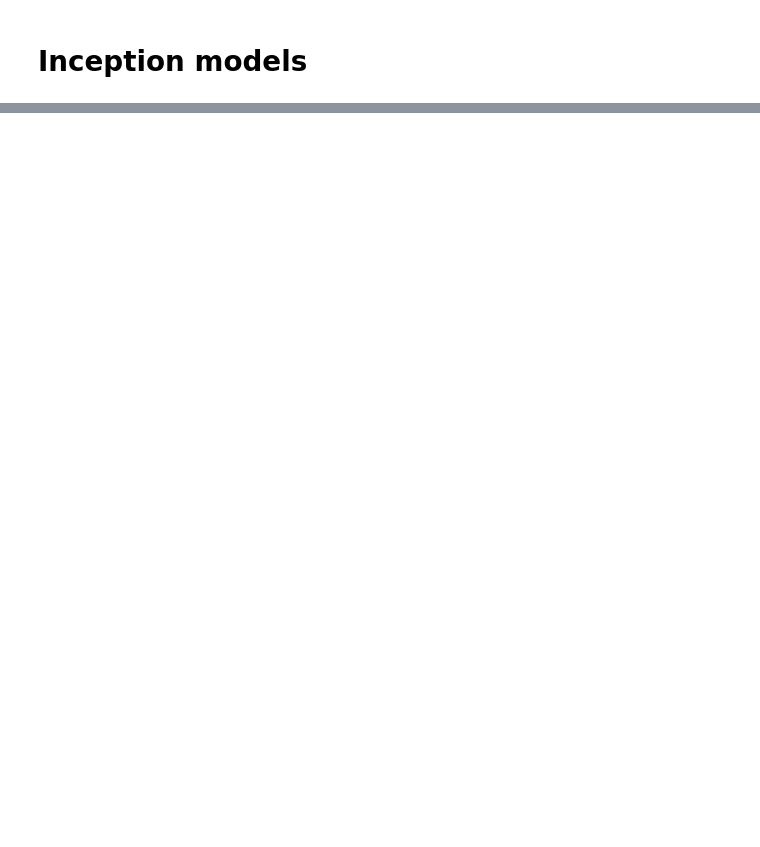
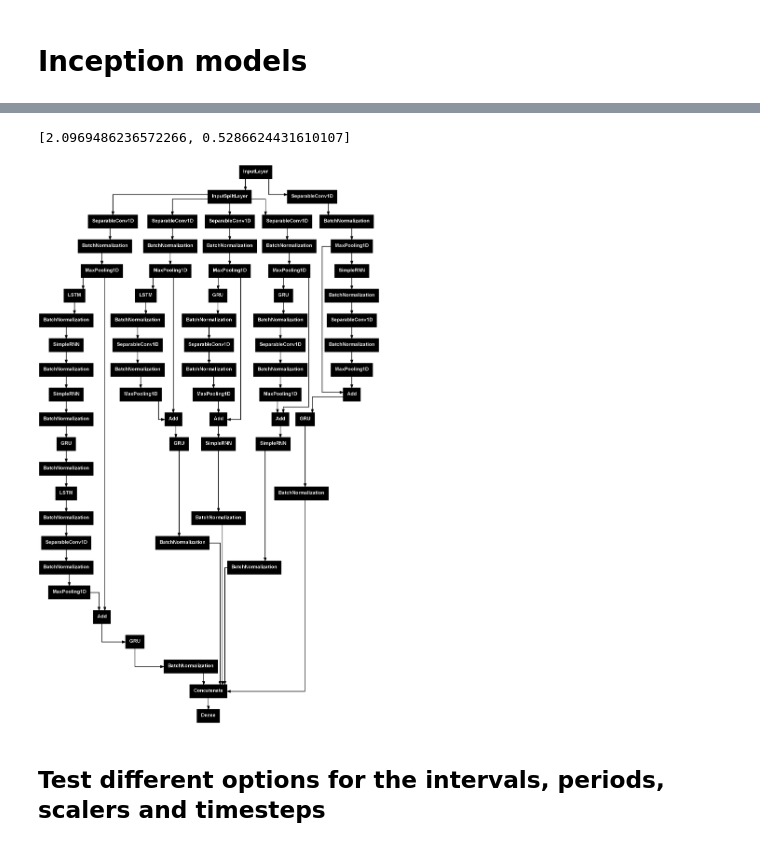
Before and after one commit to ammaro101/final_project, a Jupyter notebook: code_only4.ipynb, the cells around one changed output, grey strips where cells are left out. Saved outputs shown, nothing was run; the diff lists cells and outputs as text; code cells hidden in the pictures; blank space fills up the shorter version.

```diff
--- a/code_only4.ipynb
+++ b/code_only4.ipynb
@@ -828,7 +830,8 @@ class HP_SimpleRNN_Model(HyperModel):
 # %%
 # source of inspiration: Introduction to the Keras Tuner, https://www.tensorflow.org/tutorials/keras/keras_tuner
 # adjust the models_archive function to make it compatible with keras_tuner and hyperparameters optimization
-def hp_models_archive(_create_model, _dataset_dict, _timesteps, model_name):
+# def hp_models_archive(_create_model, _dataset_dict, _timesteps, model_name, project_name):
+def hp_models_archive(_create_model, _dataset_dict, model_name, project_name):
 
     # get time before the training
     start = get_time()
@@ -837,7 +840,7 @@ def hp_models_archive(_create_model, _dataset_dict, _timesteps, model_name):
     archive = {}
 
     # get the datasets associated with the given timesteps
-    dataset_timestep = _dataset_dict[_timesteps]
+#     dataset_timestep = _dataset_dict[_timesteps]
 
     # iterate over the symbols in the dictionary
     for symbol in dataset_timestep.keys():
@@ -864,12 +867,12 @@ def hp_models_archive(_create_model, _dataset_dict, _timesteps, model_name):
         # directory is and project name is the path where it will store the trails data results, this will make it much faster to rerun the training process if we need to
         tuner = Hyperband(model,
                           objective='val_precision',
-                          max_epochs=40,
+                          max_epochs=10,
                           factor=3,
                           hyperband_iterations=1,
                           seed=101,
                           directory='keras_tuner_models',
-                          project_name=f'hp_SimpleRNN2/{symbol}')
+                          project_name=f'{project_name}/{symbol}')
 
         # source: 7.2. Inspecting and monitoring deep-learning models using Keras callba- acks and TensorBoard
         # source: EarlyStopping, https://keras.io/api/callbacks/early_stopping/
@@ -890,15 +893,15 @@ def hp_models_archive(_create_model, _dataset_dict, _timesteps, model_name):
 
         # source: ModelCheckpoint, https://keras.io/api/callbacks/model_checkpoint/
         # Callback to save the Keras model or model weights at some frequency.
-        check_point = ModelCheckpoint(filepath=f'models/{model_name}_{symbol}.keras',
-                                      monitor='val_loss',
-                                      save_best_only=True)
+#         check_point = ModelCheckpoint(filepath=f'models/{model_name}_{symbol}.keras',
+#                                       monitor='val_loss',
+#                                       save_best_only=True)
 
         # Run the hyperparameter search. The arguments for the search method are the same as those used for tf.keras.model.fit in addition to the callback above.
         tuner.search(X_train, y_train,
                      epochs=50,
                      validation_data=(X_vald, y_vald),
-                     callbacks=[stop_early, reduce_lr, check_point])
+                     callbacks=[stop_early, reduce_lr])
 
         # source: The base Tuner class, https://keras.io/api/keras_tuner/tuners/base_tuner/
         # get_best_hyperparameters Returns the best hyperparameters, as determined by the objective as a list sorted from the best to the worst.
@@ -1709,0 +1914,2 @@ create_train_vald_graph(history.history)
+# %%
+hp_hollow_RNN_inception_model_archive = hp_models_archive(HP_Hollow_RNN_Inception_Model, timesteps_options_dict, 6, "hp_hollow_RNN_inception")
@@ -1709,0 +2022,10 @@ create_train_vald_graph(history.history)
+# %%
+model.evaluate(X_test, y_test, verbose=0)
+# %% [output]
+[2.0969486236572266, 0.5286624431610107]
+# %%
+plot_model(hp_hollow_RNN_inception_model_archive['INCY']['model'], show_shapes=False)
+# %% [output]
+[figure, added]
+# %% [markdown]
+## Test different options for the intervals, periods, scalers and timesteps
```
Also changed, not shown: parts of 50 cells of this notebook, 16 other files.
